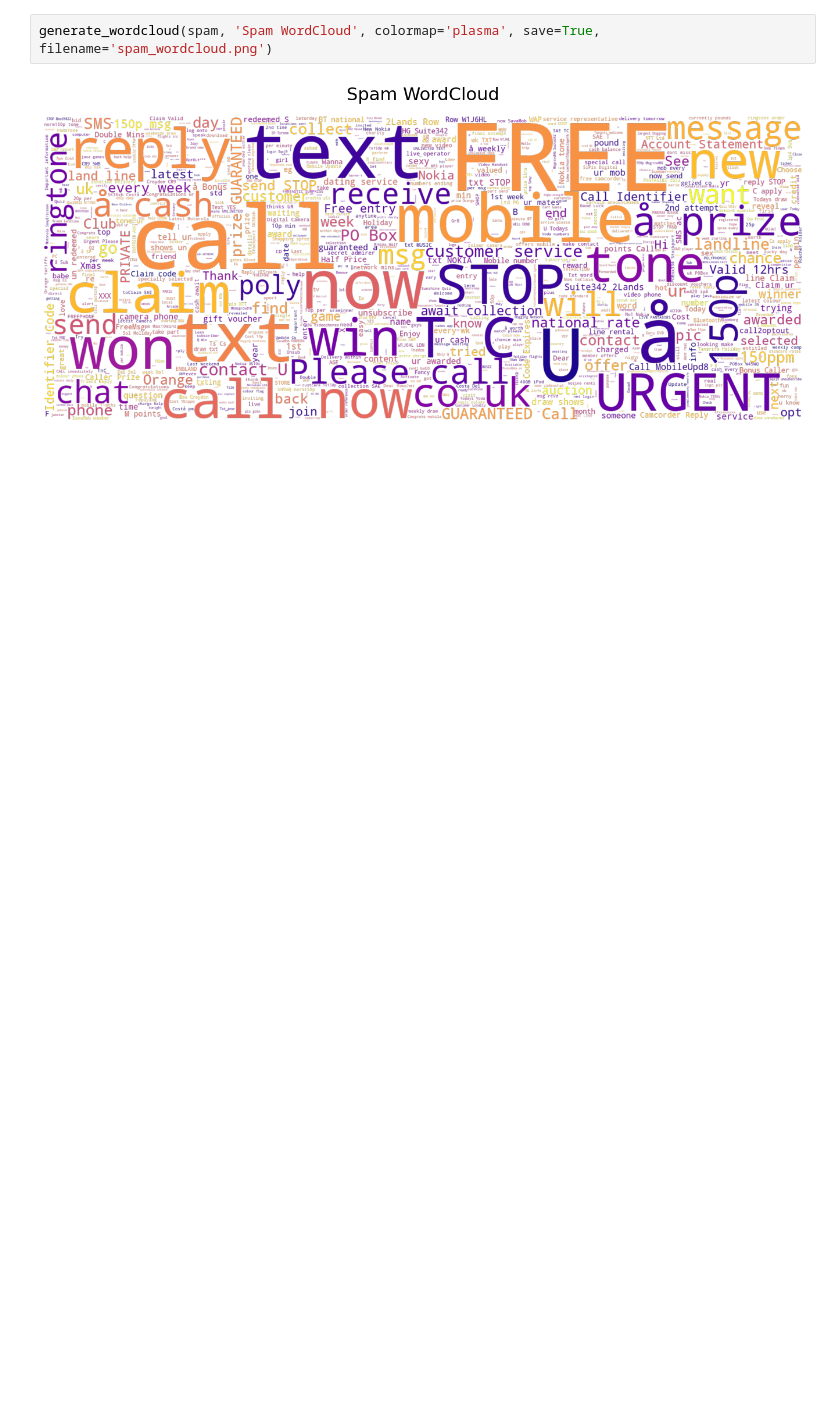
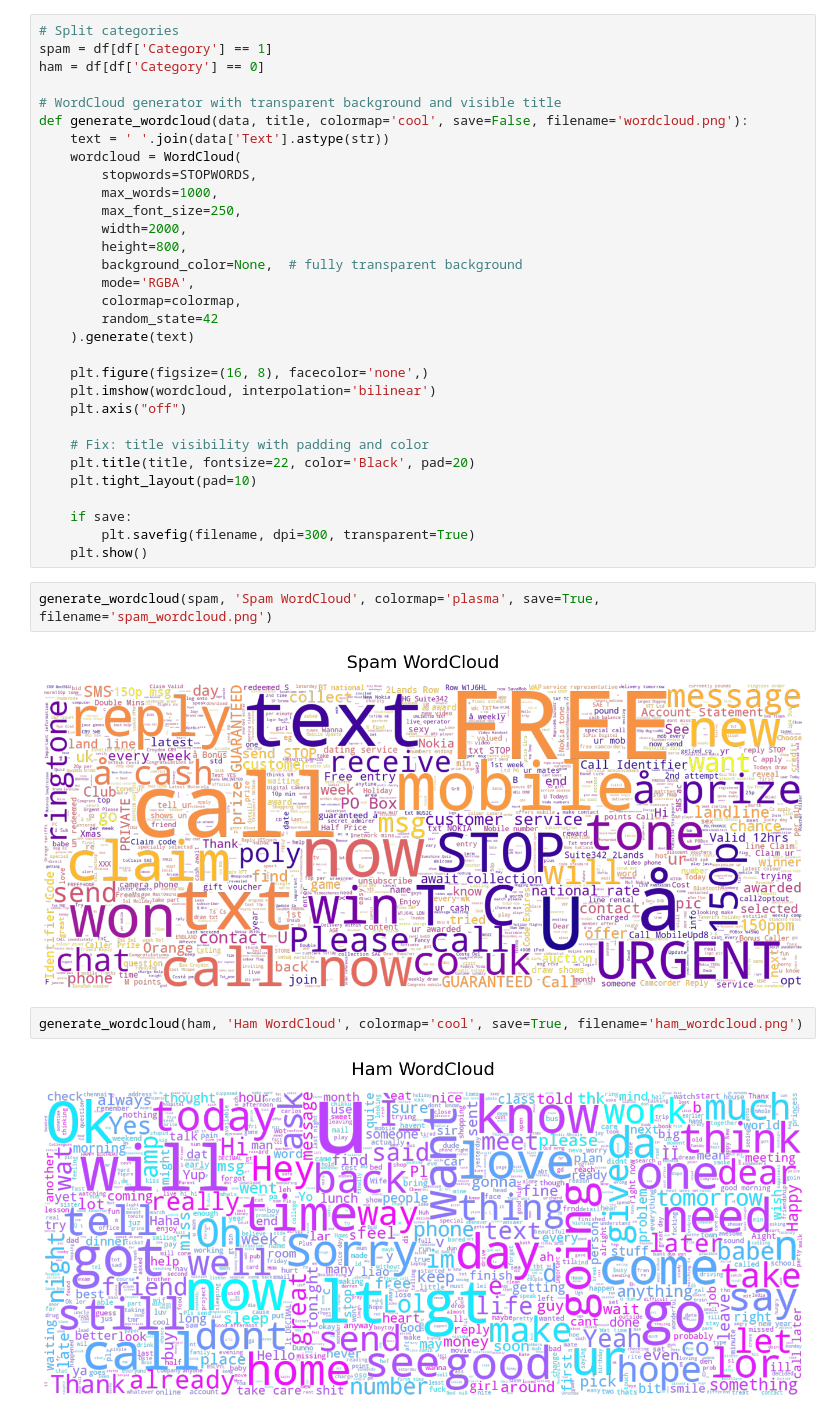
Before and after one commit to AswinBalajiTR/Email-Spam-Filter, a Jupyter notebook: Code/main.ipynb, the cells around one changed output. Saved outputs shown, nothing was run; the diff lists cells and outputs as text; blank space fills up the shorter version.

```diff
--- a/Code/main.ipynb
+++ b/Code/main.ipynb
@@ -290,7 +290,42 @@ df.head()
 | 2 | 1 | Free entry in 2 a wkly comp to wi... | 155 |
 | 3 | 0 | U dun say so early hor... U c alr... | 49 |
 | 4 | 0 | Nah I don't think he goes to usf,... | 61 |
+# %%
+# Split categories
+spam = df[df['Category'] == 1]
+ham = df[df['Category'] == 0]
+
+# WordCloud generator with transparent background and visible title
+def generate_wordcloud(data, title, colormap='cool', save=False, filename='wordcloud.png'):
+    text = ' '.join(data['Text'].astype(str))
+    wordcloud = WordCloud(
+        stopwords=STOPWORDS,
+        max_words=1000,
+        max_font_size=250,
+        width=2000,
+        height=800,
+        background_color=None,  # fully transparent background
+        mode='RGBA',
+        colormap=colormap,
+        random_state=42
+    ).generate(text)
+
+    plt.figure(figsize=(16, 8), facecolor='none',)
+    plt.imshow(wordcloud, interpolation='bilinear')
+    plt.axis("off")
+
+    # Fix: title visibility with padding and color
+    plt.title(title, fontsize=22, color='Black', pad=20)
+    plt.tight_layout(pad=10)
+
+    if save:
+        plt.savefig(filename, dpi=300, transparent=True)
+    plt.show()
 # %%
 generate_wordcloud(spam, 'Spam WordCloud', colormap='plasma', save=True, filename='spam_wordcloud.png')
 # %% [output]
 [figure]
+# %%
+generate_wordcloud(ham, 'Ham WordCloud', colormap='cool', save=True, filename='ham_wordcloud.png')
+# %% [output]
+[figure, added]
```
Also changed, not shown: parts of 1 cell of this notebook.
